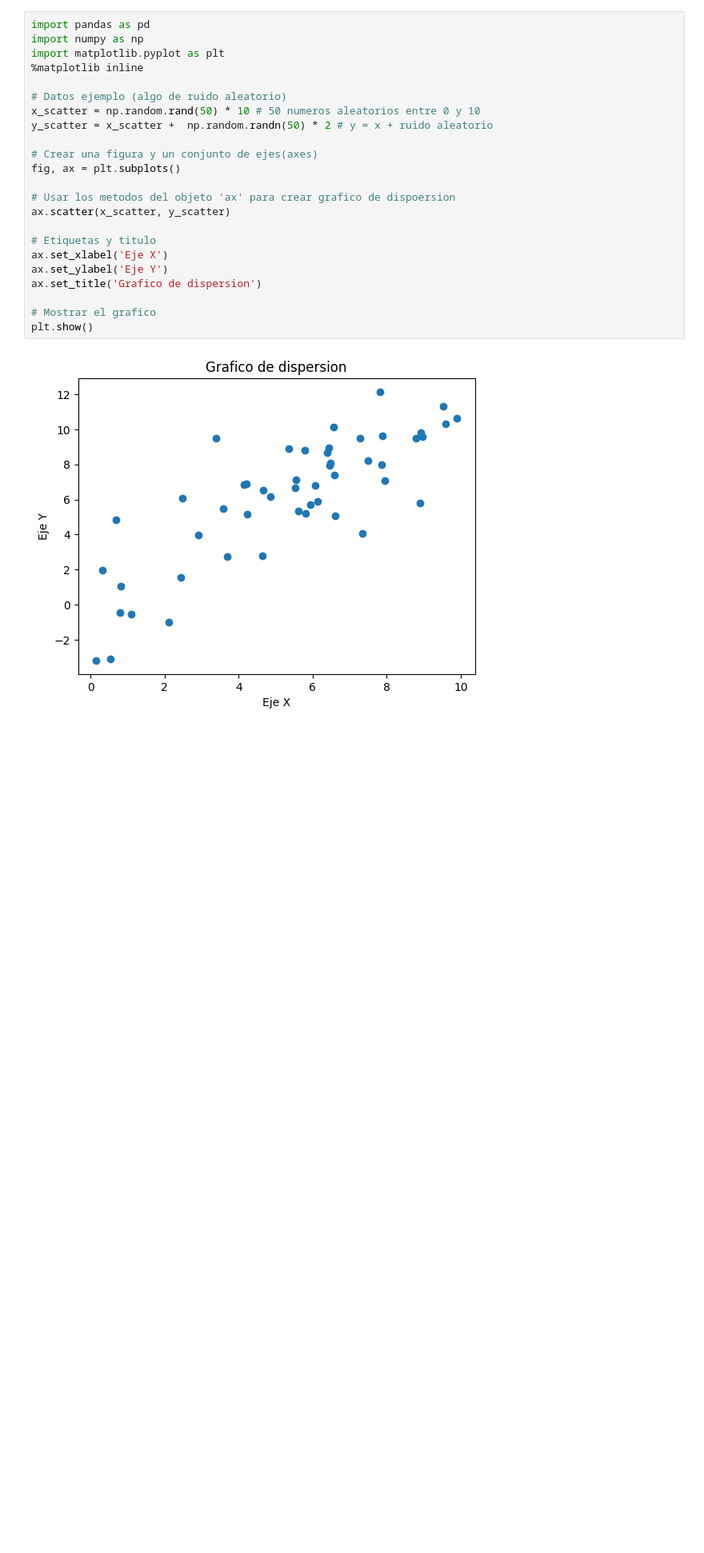
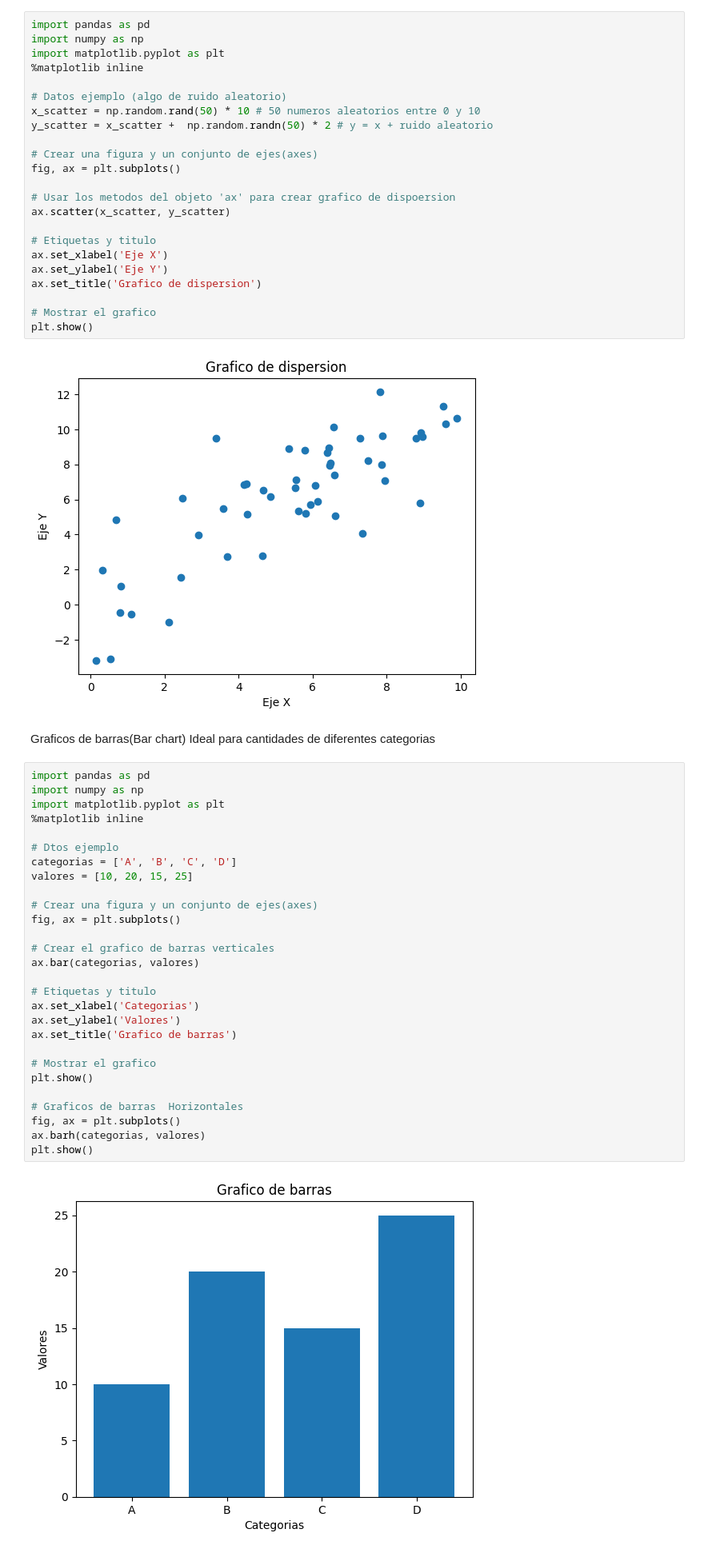
Before and after one commit to brunobobadilla06/Bruno-CienciaDeDatos, a Jupyter notebook: Mathplotlib.ipynb, the cells around one changed output. Shown: that part at 80% size. Saved outputs shown, nothing was run; the diff lists cells and outputs as text; blank space fills up the shorter version.

```diff
--- a/Mathplotlib.ipynb
+++ b/Mathplotlib.ipynb
@@ -98,3 +98,36 @@ ax.set_title('Grafico de dispersion')
 plt.show()
 # %% [output]
 [figure]
+# %% [markdown]
+Graficos de barras(Bar chart)
+Ideal para cantidades de diferentes categorias
+# %%
+import pandas as pd
+import numpy as np
+import matplotlib.pyplot as plt
+%matplotlib inline
+
+# Dtos ejemplo
+categorias = ['A', 'B', 'C', 'D']
+valores = [10, 20, 15, 25]
+
+# Crear una figura y un conjunto de ejes(axes)
+fig, ax = plt.subplots()
+
+# Crear el grafico de barras verticales
+ax.bar(categorias, valores)
+
+# Etiquetas y titulo
+ax.set_xlabel('Categorias')
+ax.set_ylabel('Valores')
+ax.set_title('Grafico de barras')
+
+# Mostrar el grafico
+plt.show()
+
+# Graficos de barras  Horizontales
+fig, ax = plt.subplots()
+ax.barh(categorias, valores)
+plt.show()
+# %% [output]
+[figure, added]
```
Also changed, not shown: parts of 6 cells of this notebook.
